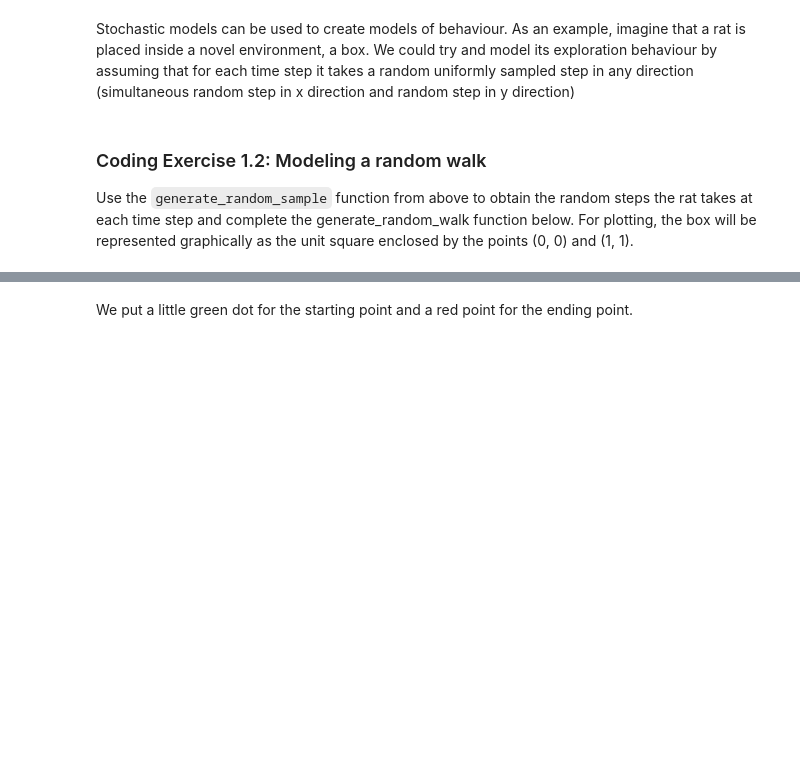
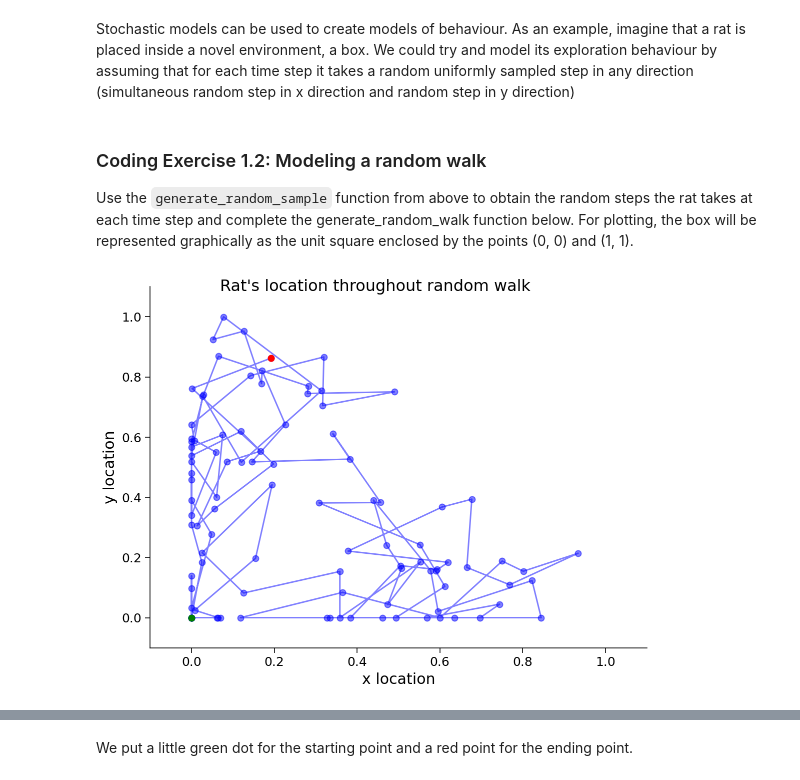
Before and after one commit to grendelaglaeca/Neuromatch-Prep, a Jupyter notebook: tutorials/W0D5_Statistics/student/W0D5_Tutorial1.ipynb, the cells around one changed output, grey strips where cells are left out. Drawn from its saved outputs; the diff is of its cells as text; code cells hidden in the pictures; blank space fills up the shorter version.

```diff
--- a/tutorials/W0D5_Statistics/student/W0D5_Tutorial1.ipynb
+++ b/tutorials/W0D5_Statistics/student/W0D5_Tutorial1.ipynb
@@ -354,43 +358,45 @@ def generate_random_walk(num_steps, step_size):
     x, y (ndarray, ndarray): the (x, y) locations reached at each time step of the walk
 
   """
-  x = np.zeros(num_steps + 1)
+  x = np.zeros(num_steps + 1) #generates an array of zeros across a row
   y = np.zeros(num_steps + 1)
 
   ###################################################################
   ## TODO for students: Collect random step values with function from before
   ## Fill out the following then remove
-  raise NotImplementedError("Student exercise: need to complete generate_random_walk")
+  ## raise NotImplementedError("Student exercise: need to complete generate_random_walk")
   ###################################################################
 
   # Generate the uniformly random x, y steps for the walk
-  random_x_steps, random_y_steps = ...
+  random_x_steps, random_y_steps = generate_random_sample(num_steps)
 
   # Take steps according to the randomly sampled steps above
   for step in range(num_steps):
 
     # take a random step in x and y. We remove 0.5 to make it centered around 0
     x[step + 1] = x[step] + (random_x_steps[step] - 0.5)*step_size
     y[step + 1] = y[step] + (random_y_steps[step] - 0.5)*step_size
 
     # restrict to be within the 1 x 1 unit box
     x[step + 1]= min(max(x[step + 1], 0), 1)
     y[step + 1]= min(max(y[step + 1], 0), 1)
 
   return x, y
 
 # Set a random seed
 np.random.seed(2)
 
 # Select parameters
 num_steps = 100   # number of steps in random walk
 step_size = 0.5   # size of each step
 
 # Generate the random walk
 x, y = generate_random_walk(num_steps, step_size)
 
 # Visualize
 plot_random_walk(x, y, "Rat's location throughout random walk")
+# %% [output]
+[figure, added]
 # %% [markdown]
 [*Click for solution*](https://github.com/NeuromatchAcademy/course-content/tree/master//tutorials/W0D5_Statistics/solutions/W0D5_Tutorial1_Solution_84dec82b.py)
 
```
Also changed, not shown: parts of 3 cells of this notebook.
